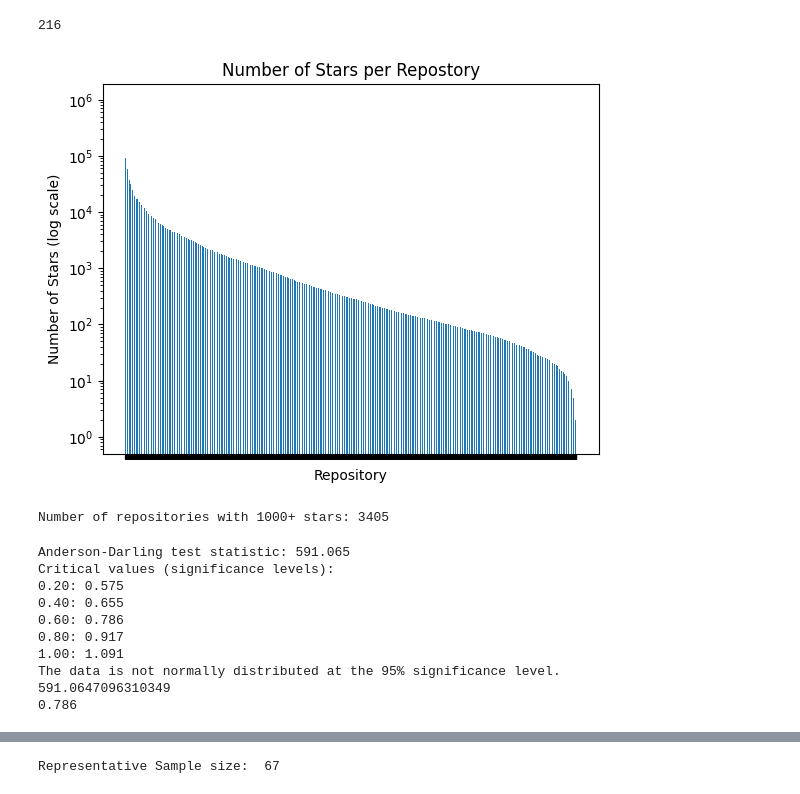
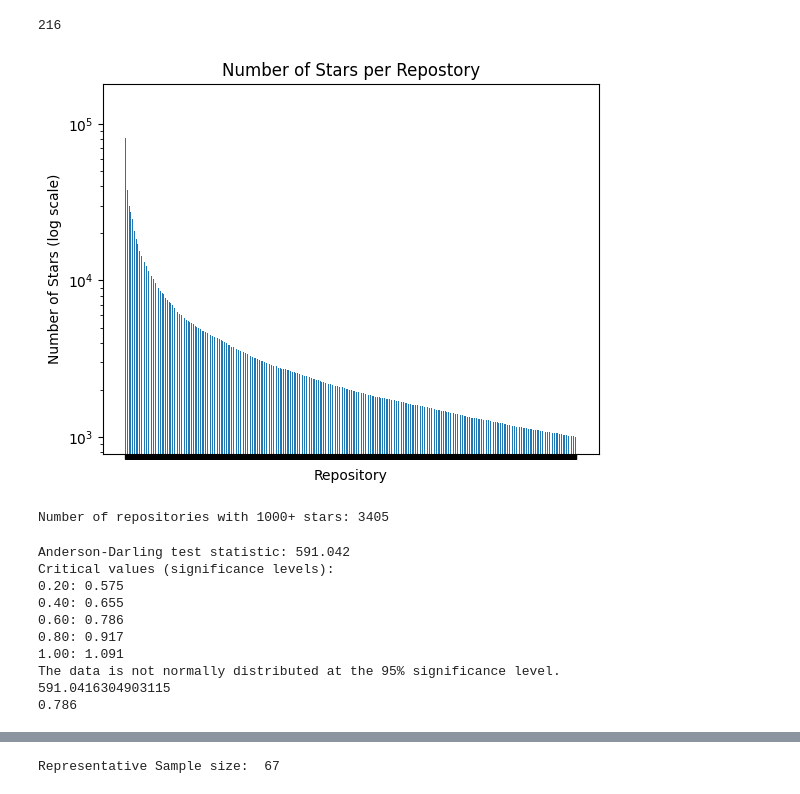
Before and after one commit to AlexChudic/FinalProject, a Jupyter notebook: src/get_samples.ipynb, the cells around one changed output, grey strips where cells are left out. Drawn from its saved outputs; the diff is of its cells as text; code cells hidden in the pictures.

```diff
--- a/src/get_samples.ipynb
+++ b/src/get_samples.ipynb
@@ -55,7 +50,8 @@ def get_top_java_repositories(repositories_dict=None, starsFrom=1000):
                         'name': repo['name'],
                         'owner': repo['owner']['login'],
                         'created_at': repo['created_at'],
-                        'stars' : repo['stargazers_count']
+                        'stars' : repo['stargazers_count'],
+                        'url' : repo['clone_url']
                     }
                     print(f"Repository added: {repo['id']}, Name: {repo['name']}, Owner: {repo['owner']['login']}")
 
@@ -165,23 +179,23 @@ len(repos_by_stars_10000)
 # %%
 # Plot the distribution of repositories by stars
 repos = [x['name'] for x in repos_by_stars]
-stars = [x['commitCount'] for x in repos_by_commit_count]
+stars = [x['stars'] for x in repos_by_stars]
 
 fig, ax = plt.subplots()
 ax.bar(repos, stars, width=0.5)
 
 ax.set(xticklabels=[])
 ax.set(xlabel=None)
 ax.set(yscale='log')
 
 ax.set_xlabel('Repository')
 ax.set_ylabel('Number of Stars (log scale)')
 ax.set_title('Number of Stars per Repostory')
 
 plt.show()
 print("Number of repositories with 1000+ stars:", len(repos_by_stars))
 # %% [output]
-[figure, old version]
+[figure, new version]
 Number of repositories with 1000+ stars: 3405
 # %%
 # To decide on bin number I used the Anderson-Darling test to check
@@ -190,7 +204,6 @@ Number of repositories with 1000+ stars: 3405
 # Perform the Anderson-Darling test
 result = anderson(stars)
 
-# Print the test statistic and critical values for different significance levels
 print('Anderson-Darling test statistic: %.3f' % result.statistic)
 print('Critical values (significance levels):')
 for i, crit_val in enumerate(result.critical_values):
@@ -205,7 +218,7 @@ else:
 print(result.statistic)
 print(result.critical_values[2])
 # %% [output]
-Anderson-Darling test statistic: 591.065
+Anderson-Darling test statistic: 591.042
 Critical values (significance levels):
 0.20: 0.575
 0.40: 0.655
@@ -213,7 +226,7 @@ Critical values (significance levels):
 0.80: 0.917
 1.00: 1.091
 The data is not normally distributed at the 95% significance level.
-591.0647096310349
+591.0416304903115
 0.786
 # %%
 # Calculate the optimal number of bins using the Doane rule -
```
Also changed, not shown: parts of 17 cells of this notebook.
